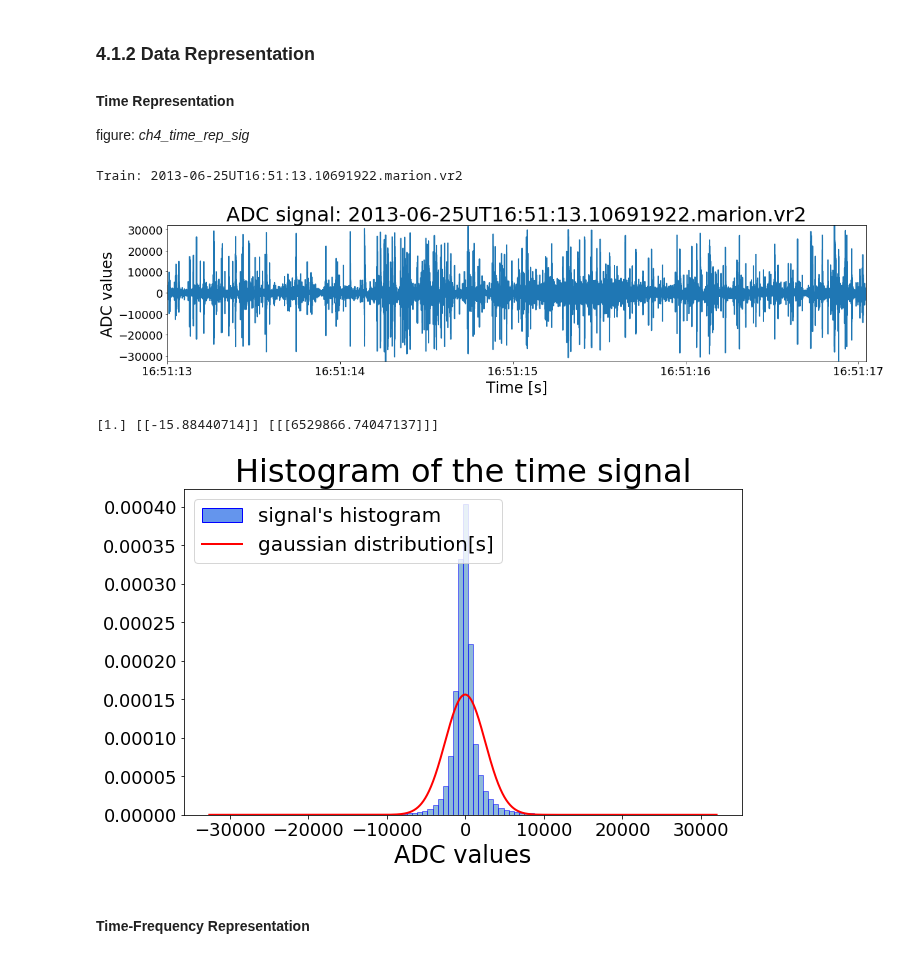
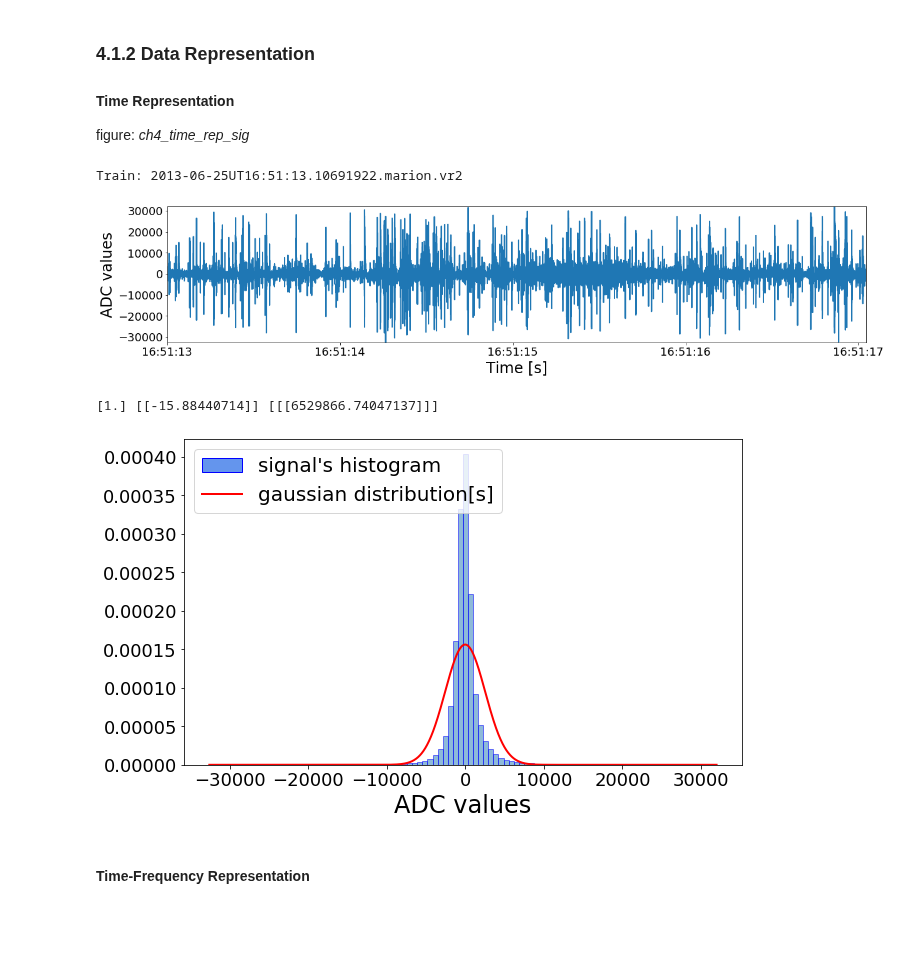
Before and after one commit to Kojey/MSc-whistler-waves-detector, a Jupyter notebook: ipy/report/chapter4_1.ipynb, the cells around one changed output. Saved outputs shown, nothing was run; the diff lists cells and outputs as text; code cells hidden in the pictures; blank space fills up the shorter version.

```diff
--- a/ipy/report/chapter4_1.ipynb
+++ b/ipy/report/chapter4_1.ipynb
@@ -67,19 +67,19 @@ figure: *ch4_time_rep_sig*
 # %%
 site = 'marion'
 file = '2013-06-25UT16:51:13.10691922.marion.vr2'
 print('Train:' if file in database.get_train() else 'Test:', file)
 sample = CFARDetector(dataset_loc, site,file)
 
 freq_size = 4
 sample.spectrogram_with_axis(log10=True)
 size = (freq_size*sample.get_time_freq_ratio(dec=0), freq_size)
-sample.signal_plot(sig=None, EW=True, figsize=size, title="ADC signal: "+sample.get_file(), font=font)
-sample.signal_hist(EW=True, figsize=(10,6), xlabel='ADC values', title='Histogram of the time signal',font=font)
+sample.signal_plot(sig=None, EW=True, figsize=size, font=font)
+sample.signal_hist(EW=True, figsize=(10,6), xlabel='ADC values', title=None,font=font)
 # %% [output]
 Train: 2013-06-25UT16:51:13.10691922.marion.vr2
-[figure, old version]
+[figure, new version]
 [1.] [[-15.88440714]] [[[6529866.74047137]]]
-[figure, old version]
+[figure, new version]
 # %% [markdown]
 #### Time-Frequency Representation
 # %%
```
Also changed, not shown: parts of 4 cells of this notebook, 2 other files.
